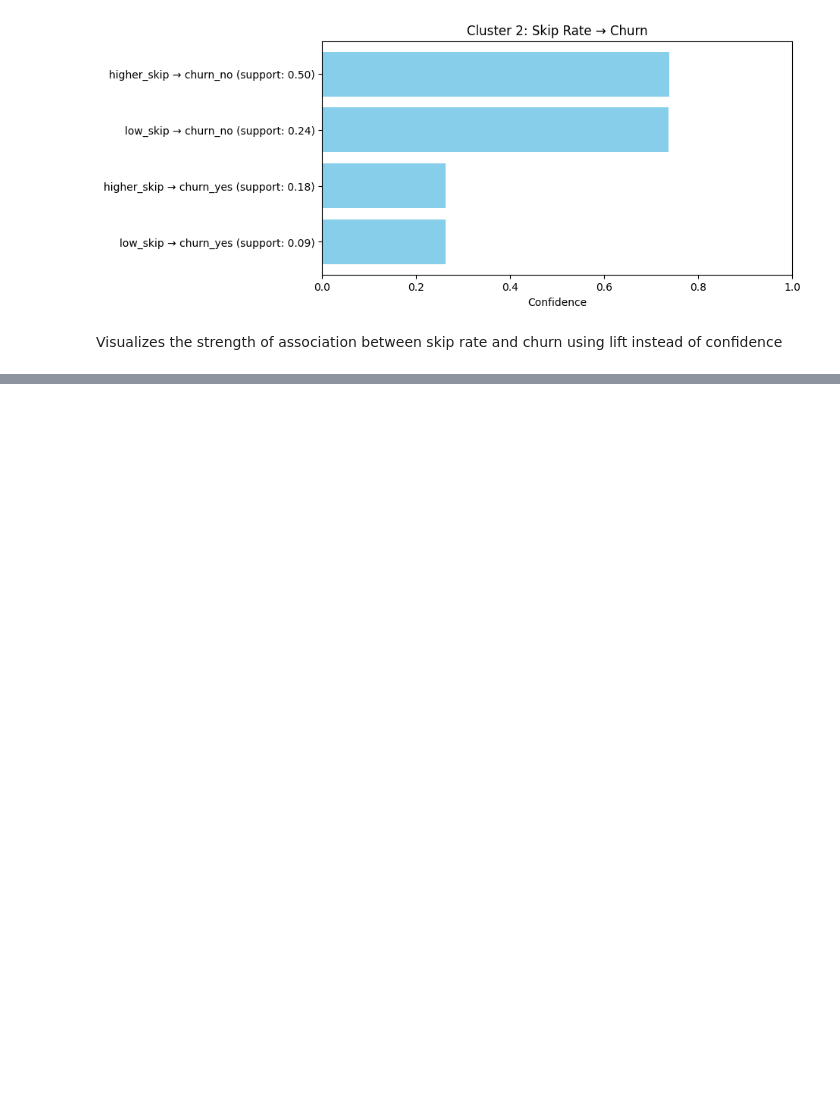
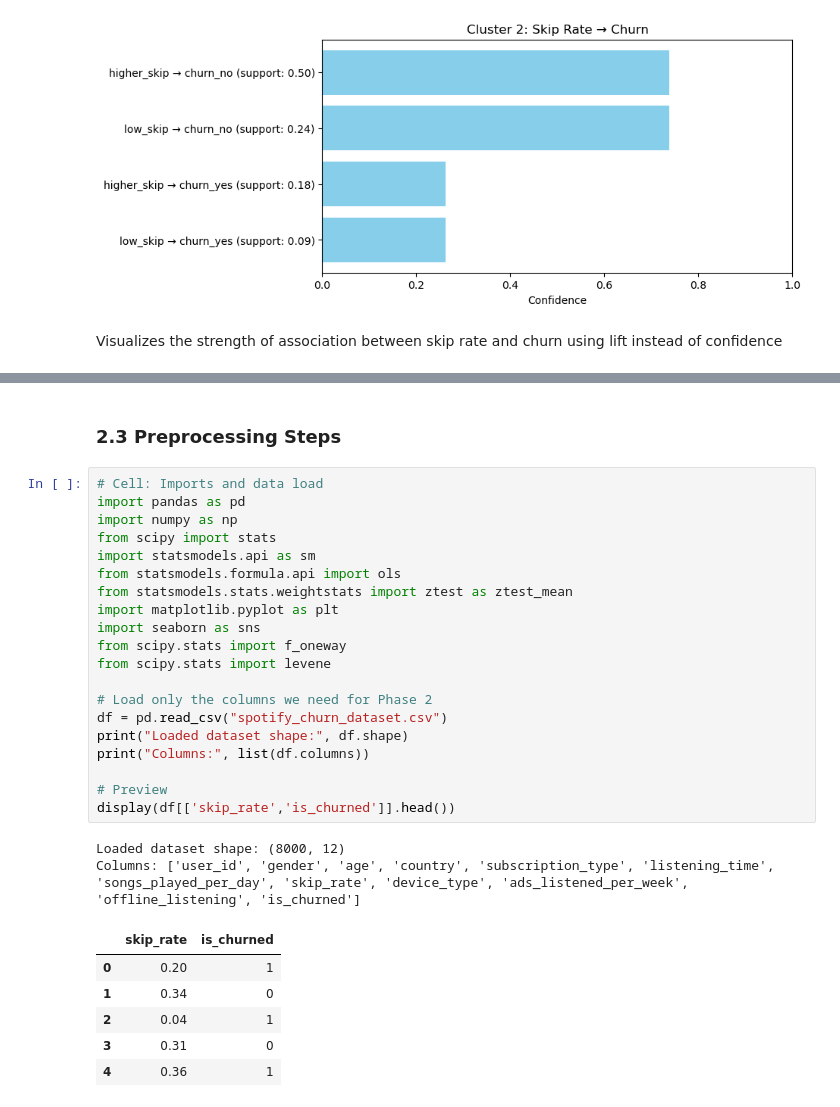
Before and after one commit to maumojica12/MODEL-PHASE-2, a Jupyter notebook: Phase 2/Phase 2/Phase 2.ipynb, the cells around one changed output, grey strips where cells are left out. Saved outputs shown, nothing was run; the diff lists cells and outputs as text; blank space fills up the shorter version.

```diff
--- a/Phase 2/Phase 2/Phase 2.ipynb
+++ b/Phase 2/Phase 2/Phase 2.ipynb
@@ -506,0 +545,31 @@ for c in sorted(cluster_rule_metrics.keys()):
+# %% [markdown]
+### 2.3 Preprocessing Steps
+# %%
+# Cell: Imports and data load
+import pandas as pd
+import numpy as np
+from scipy import stats
+import statsmodels.api as sm
+from statsmodels.formula.api import ols
+from statsmodels.stats.weightstats import ztest as ztest_mean
+import matplotlib.pyplot as plt
+import seaborn as sns
+from scipy.stats import f_oneway
+from scipy.stats import levene
+
+# Load only the columns we need for Phase 2
+df = pd.read_csv("spotify_churn_dataset.csv")
+print("Loaded dataset shape:", df.shape)
+print("Columns:", list(df.columns))
+
+# Preview
+display(df[['skip_rate','is_churned']].head())
+# %% [output]
+Loaded dataset shape: (8000, 12)
+Columns: ['user_id', 'gender', 'age', 'country', 'subscription_type', 'listening_time', 'songs_played_per_day', 'skip_rate', 'device_type', 'ads_listened_per_week', 'offline_listening', 'is_churned']
+|  | skip_rate | is_churned |
+| 0 | 0.20 | 1 |
+| 1 | 0.34 | 0 |
+| 2 | 0.04 | 1 |
+| 3 | 0.31 | 0 |
+| 4 | 0.36 | 1 |
```
Also changed, not shown: parts of 45 cells of this notebook.
